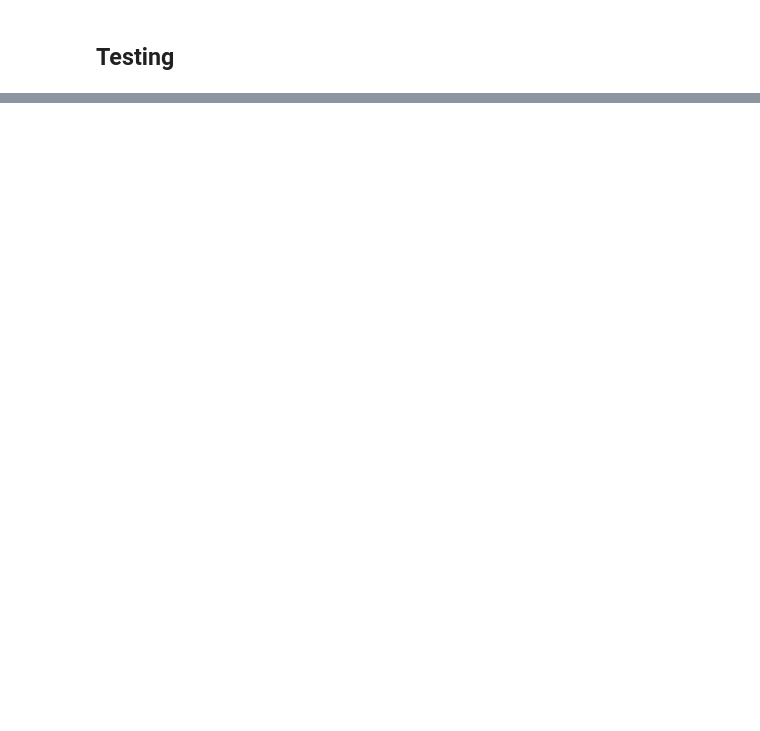
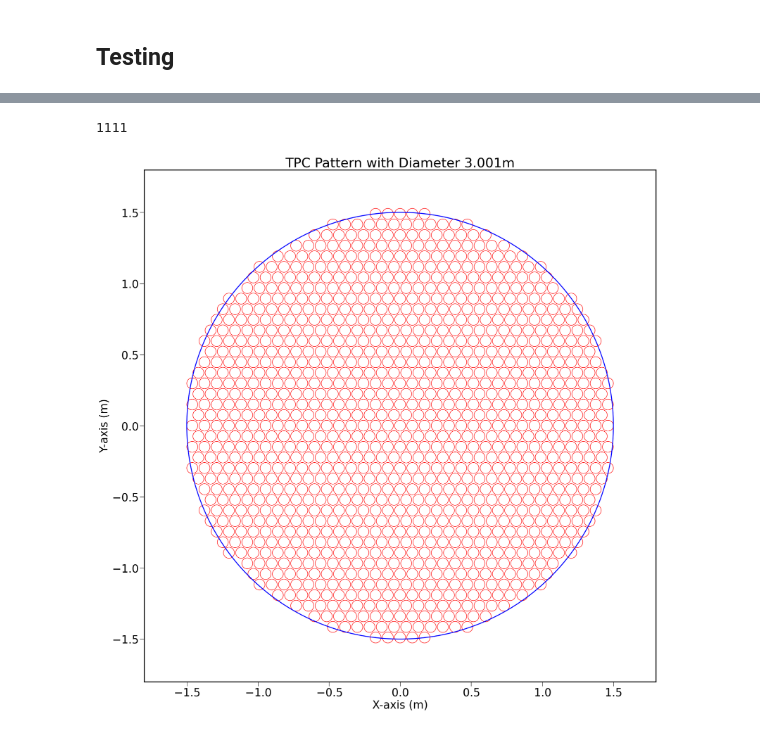
Before and after one commit to gonzaponte/resin, a Jupyter notebook: nb/Ansia.ipynb, the cells around one changed output, grey strips where cells are left out. Cells and saved outputs as stored; diff of their text form; code cells hidden in the pictures; blank space fills up the shorter version.

```diff
--- a/nb/Ansia.ipynb
+++ b/nb/Ansia.ipynb
@@ -70,6 +59,6 @@ plt.tight_layout()
 # %%
-x = df.get_column("x")
-y = df.get_column("y")
+x = df.get_column("x_0")
+y = df.get_column("y_0")
 
 bins_xy = np.linspace(-8, 8, 26)
 
@@ -237,0 +206,57 @@ plt.tight_layout()
+# %%
+import matplotlib.pyplot as plt
+import numpy as np
+
+def draw_progressive_tpc_pattern(num_rows, num_columns, circle_diameter):
+    # Starting parameters
+    p = 0.077 + 0.009  # pitch
+    tpc_diameter = 0.077  # diameter of the TPC
+
+    # List to store individual circles
+    circles = []
+
+    for tpc_diameter in np.arange(0.077, 3.002, 0.172):
+        if tpc_diameter < 3: continue
+        for i in range(-num_rows, num_rows+1):
+            for j in range(-num_columns, num_columns+1):
+                x = i * p + p * np.cos(np.pi / 3) * (j % 2)
+                y = j * p * np.sin(np.pi / 3)
+
+                # Skip the region already occupied by the TPC
+                if (x**2 + y**2) >= (tpc_diameter / 2)**2:
+                    continue
+
+                # Append the circle at position (x, y) to the list
+                circles.append(plt.Circle((x, y), circle_diameter / 2, fill=False, edgecolor='red', linewidth=1))
+
+    print(len(circles))
+
+    # Create a larger figure
+    plt.figure(figsize=(21, 21))
+    tpc_circle = plt.Circle((0, 0), tpc_diameter / 2, fill=False, color='blue', linewidth=2)
+    circles.append(tpc_circle)
+
+    # Add all circles to the final figure
+    for circle in circles:
+        plt.gca().add_patch(circle)
+
+    # Set aspect ratio to be equal
+    plt.gca().set_aspect('equal', adjustable='box')
+
+    # Set xlim and ylim
+    plt.xlim([-1.8, 1.8])
+    plt.ylim([-1.8, 1.8])
+
+    # Add labels and title
+    plt.xlabel('X-axis (m)')
+    plt.ylabel('Y-axis (m)')
+    plt.title(f'TPC Pattern with Diameter {tpc_diameter:.3f}m')
+
+    # Show the final plot
+    plt.show()
+
+# Call the function with the specified parameters
+draw_progressive_tpc_pattern(num_rows=20, num_columns=20, circle_diameter=0.077)
+# %% [output]
+1111
+[figure, added]
```
Also changed, not shown: parts of 14 cells of this notebook.
